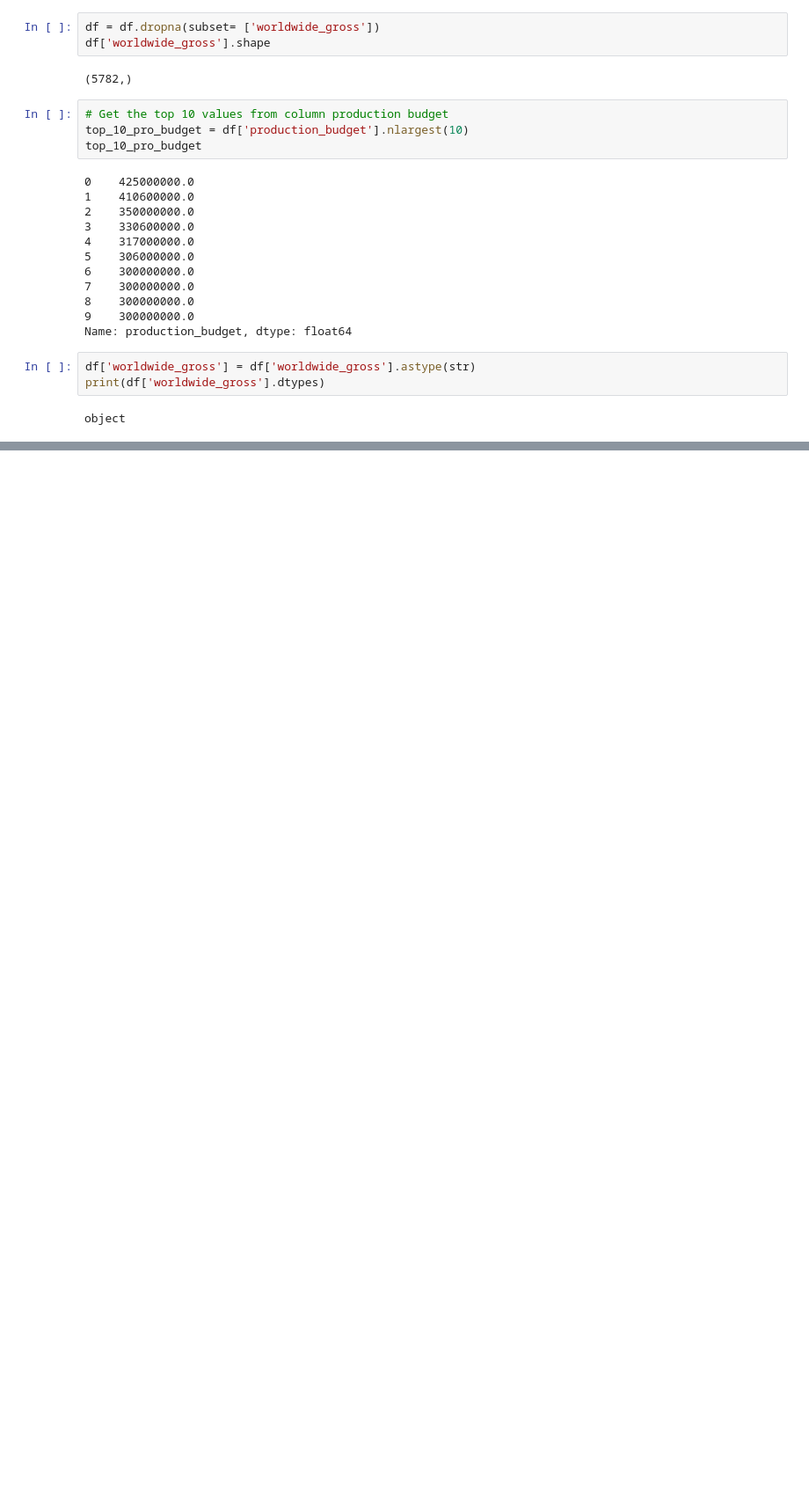
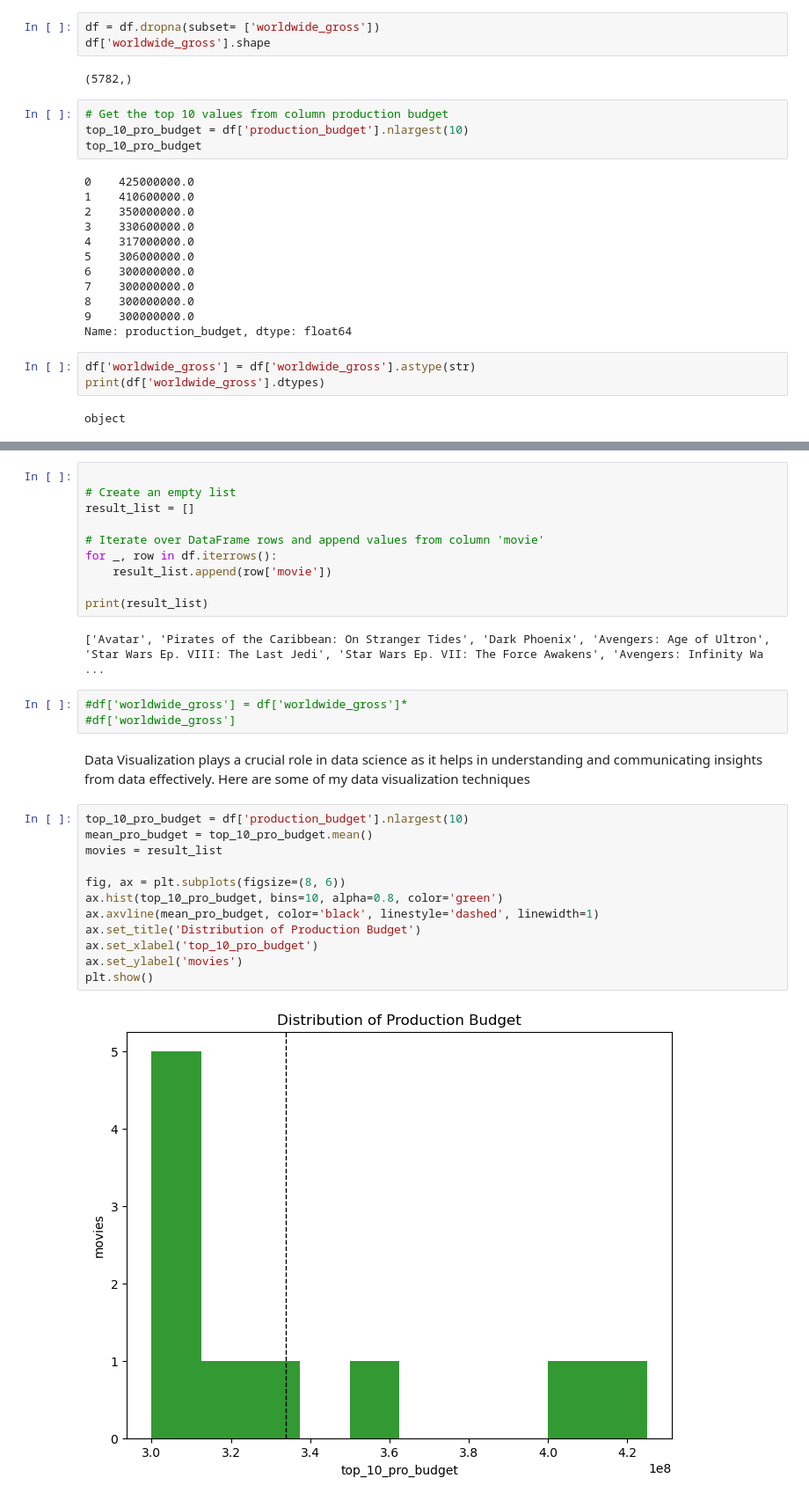
Before and after one commit to Wendy0001/EndofP1, a Jupyter notebook: NotebookP2.ipynb, the cells around one changed output, grey strips where cells are left out. Shown: that part at 88% size. Drawn from its saved outputs; the diff is of its cells as text; blank space fills up the shorter version.

Commit message:
checklist - data preparation

```diff
--- a/NotebookP2.ipynb
+++ b/NotebookP2.ipynb
@@ -318,0 +349,31 @@ Name: production_budget, dtype: float64
+# %%
+
+# Create an empty list
+result_list = []
+
+# Iterate over DataFrame rows and append values from column 'movie'
+for _, row in df.iterrows():
+    result_list.append(row['movie'])
+
+print(result_list)
+# %% [output]
+['Avatar', 'Pirates of the Caribbean: On Stranger Tides', 'Dark Phoenix', 'Avengers: Age of Ultron', 'Star Wars Ep. VIII: The Last Jedi', 'Star Wars Ep. VII: The Force Awakens', 'Avengers: Infinity Wa ...
+# %%
+#df['worldwide_gross'] = df['worldwide_gross']*
+#df['worldwide_gross']
+# %% [markdown]
+Data Visualization plays a crucial role in data science as it helps in understanding and communicating insights from data effectively. Here are some of my data visualization techniques
+# %%
+top_10_pro_budget = df['production_budget'].nlargest(10)
+mean_pro_budget = top_10_pro_budget.mean()
+movies = result_list
+
+fig, ax = plt.subplots(figsize=(8, 6))
+ax.hist(top_10_pro_budget, bins=10, alpha=0.8, color='green')
+ax.axvline(mean_pro_budget, color='black', linestyle='dashed', linewidth=1)
+ax.set_title('Distribution of Production Budget')
+ax.set_xlabel('top_10_pro_budget')
+ax.set_ylabel('movies')
+plt.show()
+# %% [output]
+[figure, added]
```
Also changed, not shown: parts of 5 cells of this notebook.
